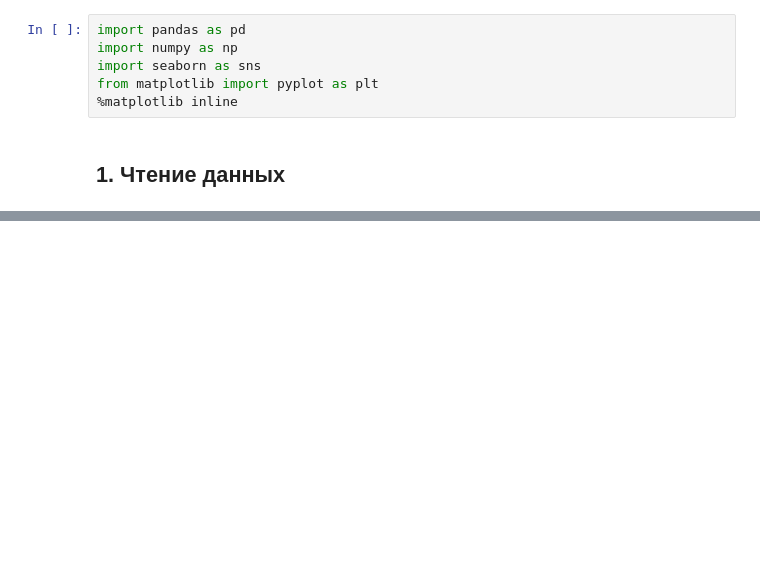
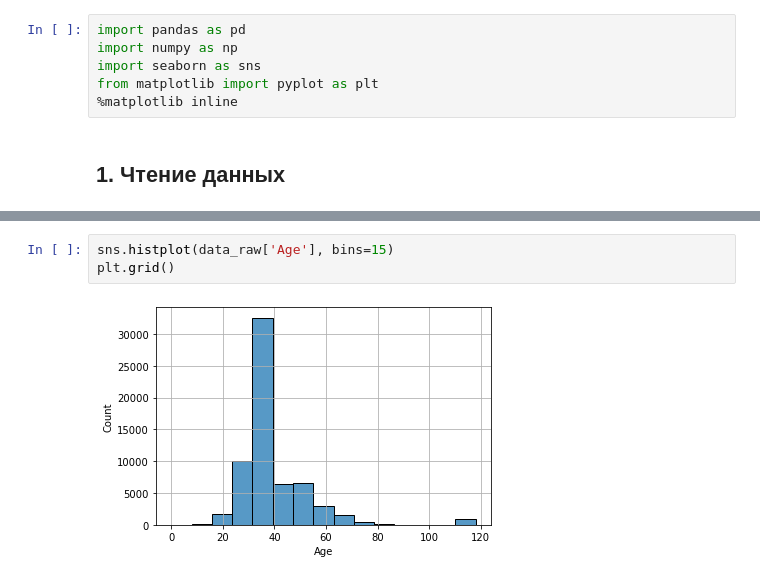
Before and after one commit to okmand/MachineLearning_TravelInsurance, a Jupyter notebook: travel_insurance.ipynb, the cells around one changed output, grey strips where cells are left out. Cells and saved outputs as stored; diff of their text form; blank space fills up the shorter version.

```diff
--- a/travel_insurance.ipynb
+++ b/travel_insurance.ipynb
@@ -56,0 +66,5 @@ d = 11
+# %%
+sns.histplot(data_raw['Age'], bins=15)
+plt.grid()
+# %% [output]
+[figure, added]
```
Also changed, not shown: parts of 28 cells of this notebook.
